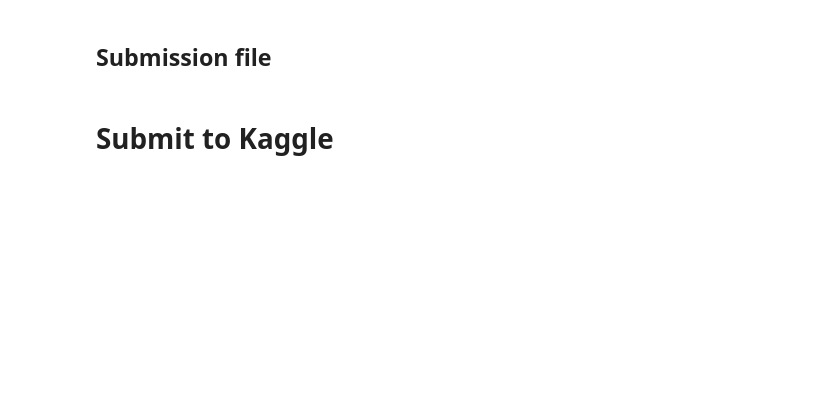
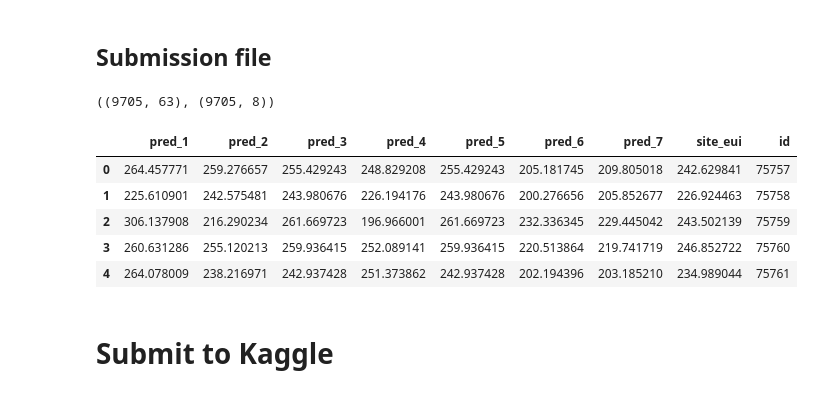
Before and after one commit to ravijp/WiDS, a Jupyter notebook: WiDS_Setup.ipynb, the cells around one changed output. Saved outputs shown, nothing was run; the diff lists cells and outputs as text; code cells hidden in the pictures; blank space fills up the shorter version.

```diff
--- a/WiDS_Setup.ipynb
+++ b/WiDS_Setup.ipynb
@@ -1086,0 +1256,19 @@ df_test[['id','site_eui']].to_csv(f'{WORK_FOLDER}/submission.csv',index=False)
+# %%
+df_test=pd.read_csv('/kaggle/input/widsdatathon2022/test.csv')
+# %%
+df_test.shape, sub1.shape
+# %% [output]
+((9705, 63), (9705, 8))
+# %%
+sub1['id'] = df_test['id']
+# %%
+final = sub1.copy(deep=True)
+# %%
+final.head()
+# %% [output]
+|  | pred_1 | pred_2 | pred_3 | pred_4 | pred_5 | pred_6 | pred_7 | site_eui | id |
+| 0 | 264.457771 | 259.276657 | 255.429243 | 248.829208 | 255.429243 | 205.181745 | 209.805018 | 242.629841 | 75757 |
+| 1 | 225.610901 | 242.575481 | 243.980676 | 226.194176 | 243.980676 | 200.276656 | 205.852677 | 226.924463 | 75758 |
+| 2 | 306.137908 | 216.290234 | 261.669723 | 196.966001 | 261.669723 | 232.336345 | 229.445042 | 243.502139 | 75759 |
+| 3 | 260.631286 | 255.120213 | 259.936415 | 252.089141 | 259.936415 | 220.513864 | 219.741719 | 246.852722 | 75760 |
+| 4 | 264.078009 | 238.216971 | 242.937428 | 251.373862 | 242.937428 | 202.194396 | 203.185210 | 234.989044 | 75761 |
```
Also changed, not shown: parts of 27 cells of this notebook.
